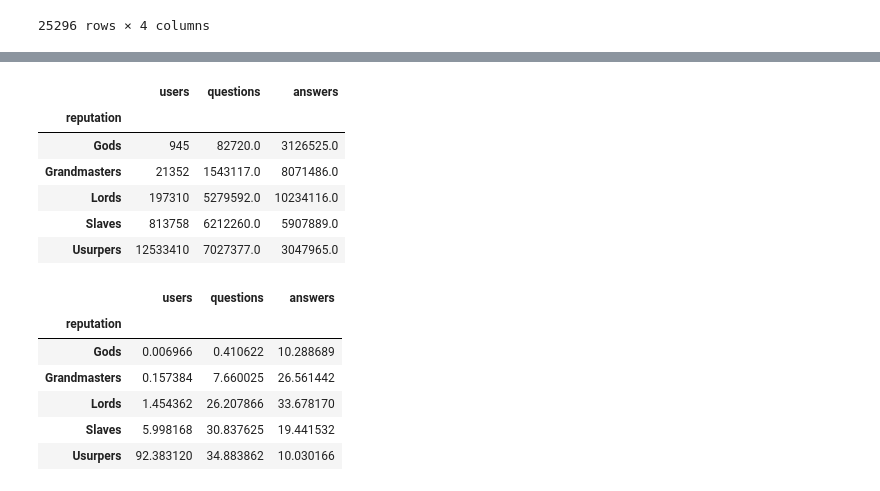
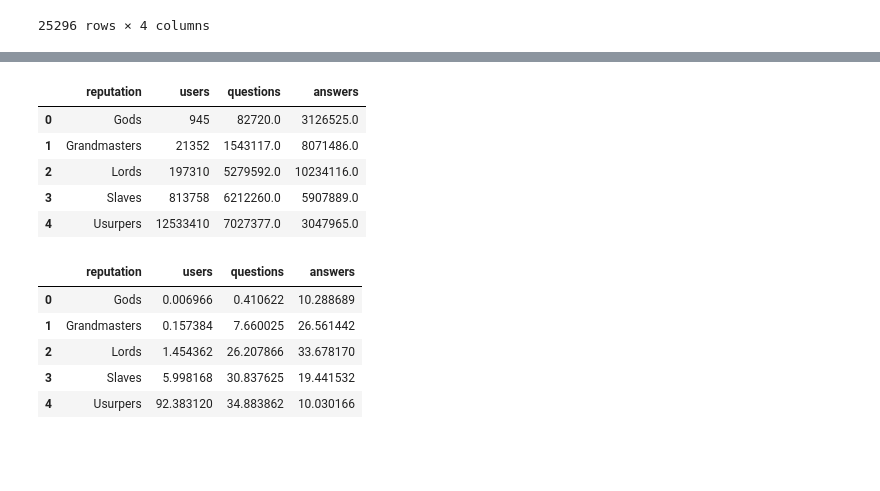
Before and after one commit to Chiyo-no-sake/ds_project, a Jupyter notebook: Reputation and Question percentage analysis.ipynb, the cells around one changed output, grey strips where cells are left out. Saved outputs shown, nothing was run; the diff lists cells and outputs as text; code cells hidden in the pictures; blank space fills up the shorter version.

```diff
--- a/Reputation and Question percentage analysis.ipynb
+++ b/Reputation and Question percentage analysis.ipynb
@@ -114,37 +116,36 @@ df.to_csv('reputation.csv')
-# %%
-df
-# %% [output]
-|  | users | questions | answers |
-| reputation |  |  |  |
-| Gods | 945 | 82720.0 | 3126525.0 |
-| Grandmasters | 21352 | 1543117.0 | 8071486.0 |
-| Lords | 197310 | 5279592.0 | 10234116.0 |
-| Slaves | 813758 | 6212260.0 | 5907889.0 |
-| Usurpers | 12533410 | 7027377.0 | 3047965.0 |
+# %%
+df_plot = pd.read_csv('reputation.csv')
+# %%
+df_plot
+# %% [output]
+|  | reputation | users | questions | answers |
+| 0 | Gods | 945 | 82720.0 | 3126525.0 |
+| 1 | Grandmasters | 21352 | 1543117.0 | 8071486.0 |
+| 2 | Lords | 197310 | 5279592.0 | 10234116.0 |
+| 3 | Slaves | 813758 | 6212260.0 | 5907889.0 |
+| 4 | Usurpers | 12533410 | 7027377.0 | 3047965.0 |
 # %%
 def normalizeUsersCount(x):
-    totalUsers = df['users'].sum()
+    totalUsers = df_plot['users'].sum()
     return (x * 100) / totalUsers
 def normalizeQuestionsCount(x):
-    totalQuestions = df['questions'].sum()
+    totalQuestions = df_plot['questions'].sum()
     return (x * 100) / totalQuestions
 def normalizeAnswersCount(x):
-    totalAnswers = df['answers'].sum()
+    totalAnswers = df_plot['answers'].sum()
     return (x * 100) / totalAnswers
 # %%
-df['users'] = df['users'].map(normalizeUsersCount)
-df['questions'] = df['questions'].map(normalizeQuestionsCount)
-df['answers'] = df['answers'].map(normalizeAnswersCount)
-
-df
+df_plot['users'] = df_plot['users'].map(normalizeUsersCount)
+df_plot['questions'] = df_plot['questions'].map(normalizeQuestionsCount)
+df_plot['answers'] = df_plot['answers'].map(normalizeAnswersCount)
+df_plot
 # %% [output]
-|  | users | questions | answers |
-| reputation |  |  |  |
-| Gods | 0.006966 | 0.410622 | 10.288689 |
-| Grandmasters | 0.157384 | 7.660025 | 26.561442 |
-| Lords | 1.454362 | 26.207866 | 33.678170 |
-| Slaves | 5.998168 | 30.837625 | 19.441532 |
-| Usurpers | 92.383120 | 34.883862 | 10.030166 |
+|  | reputation | users | questions | answers |
+| 0 | Gods | 0.006966 | 0.410622 | 10.288689 |
+| 1 | Grandmasters | 0.157384 | 7.660025 | 26.561442 |
+| 2 | Lords | 1.454362 | 26.207866 | 33.678170 |
+| 3 | Slaves | 5.998168 | 30.837625 | 19.441532 |
+| 4 | Usurpers | 92.383120 | 34.883862 | 10.030166 |
 # %%
 # fig = px.pie(df, values="users", names=df.index, color_discrete_sequence=px.colors.sequential.RdBu)
 
```
Also changed, not shown: parts of 3 cells of this notebook, 1 other file.
